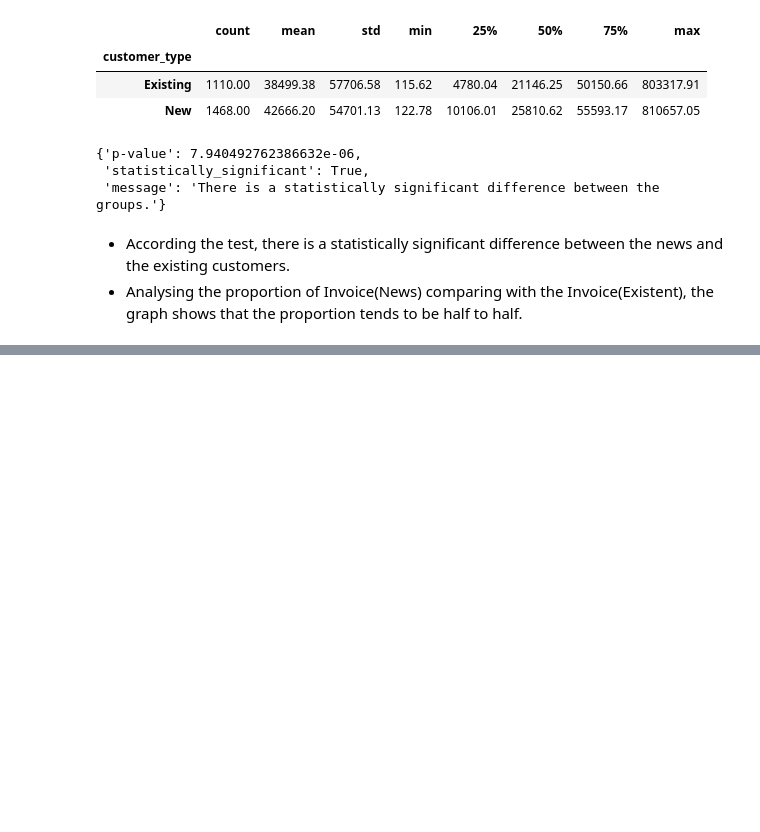
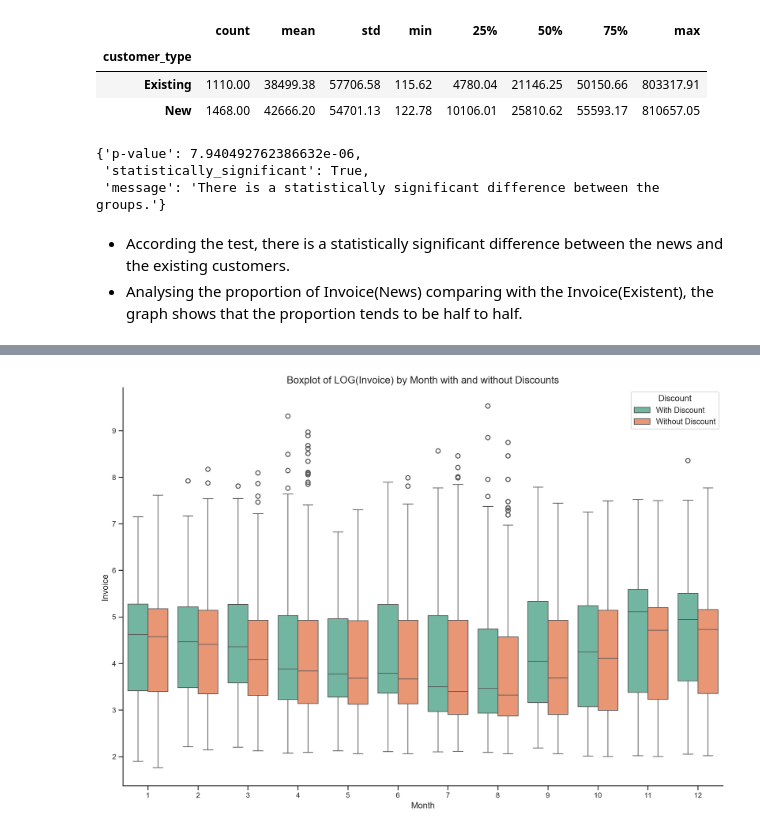
Before and after one commit to mateusengq/MKT-INSIGHTS-ECOMMERCE, a Jupyter notebook: Business_Questions.ipynb, the cells around one changed output, grey strips where cells are left out. Drawn from its saved outputs; the diff is of its cells as text; code cells hidden in the pictures; blank space fills up the shorter version.

```diff
--- a/Business_Questions.ipynb
+++ b/Business_Questions.ipynb
@@ -563,0 +571,3 @@ display(test_means_equality(retention_df, 'invoice_total', 'customer_type'))
+# %%
+invoice_discounts = data_tmp[['Invoice', 'Discount_pct_ajus', 'month']]
+invoice_discounts.groupby(['month','Discount_pct_ajus'])['Invoice'].describe()
@@ -563,0 +593,16 @@ display(test_means_equality(retention_df, 'invoice_total', 'customer_type'))
+# %%
+invoice_discounts['Discount'] = invoice_discounts['Discount_pct_ajus'].apply(lambda x: 'With Discount' if x > 0 else 'Without Discount')
+
+
+invoice_discounts['Log_Invoice'] = np.log(invoice_discounts['Invoice'] + 1)
+
+# Criar o boxplot mês a mês
+plt.figure(figsize=(15, 10))
+sns.boxplot(x='month', y='Log_Invoice', hue='Discount', data=invoice_discounts)
+plt.title('Boxplot of LOG(Invoice) by Month with and without Discounts')
+plt.xlabel('Month')
+plt.ylabel('Invoice')
+plt.legend(title='Discount')
+plt.show()
+# %% [output]
+[figure, added]
```
Also changed, not shown: parts of 7 cells of this notebook, 1 other file.
